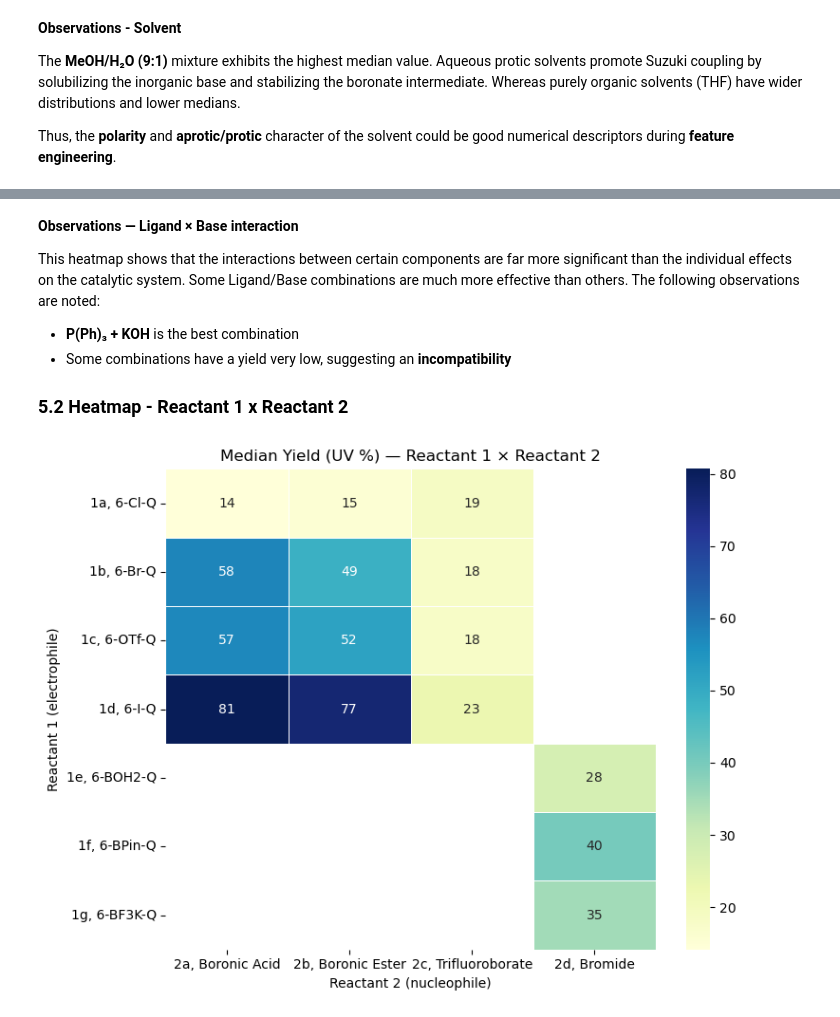
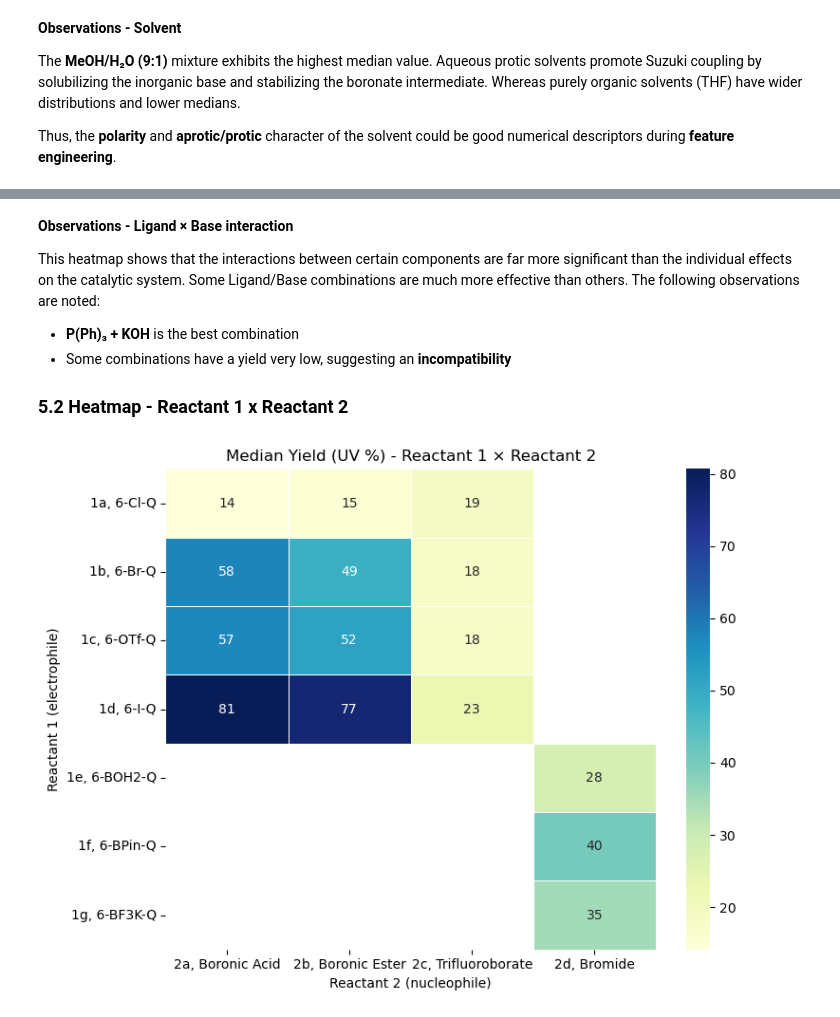
Before and after one commit to meirelesricardo/ai4chem_catalyst_predictor, a Jupyter notebook: notebooks/01_data_exploration.ipynb, the cells around one changed output, grey strips where cells are left out. Cells and saved outputs as stored; diff of their text form; code cells hidden in the pictures.

```diff
--- a/notebooks/01_data_exploration.ipynb
+++ b/notebooks/01_data_exploration.ipynb
@@ -422,5 +422,5 @@ plt.show()
 # %% [markdown]
-**Observations — Ligand × Base interaction**
+**Observations - Ligand × Base interaction**
 
 This heatmap shows that the interactions between certain components are far more significant than the individual effects on the catalytic system. Some Ligand/Base combinations are much more effective than others. The following observations are noted:
 
@@ -431,20 +431,20 @@ This heatmap shows that the interactions between certain components are far more
 # %%
 # Pivot: Reactant 1 × Reactant 2 → median yield
 pivot2 = df.pivot_table(
     index="Reactant_1_Short_Hand",
     columns="Reactant_2_Name",
     values="Product_Yield_PCT_Area_UV",
     aggfunc="median",
 )
 
 # Heatmap of median yields for Reactant 1 × Reactant 2 combinations
 fig, ax = plt.subplots(figsize=(8, 6))
 sns.heatmap(pivot2, annot=True, fmt=".0f", cmap="YlGnBu", linewidths=0.5, ax=ax)
-ax.set_title("Median Yield (UV %) — Reactant 1 × Reactant 2")
+ax.set_title("Median Yield (UV %) - Reactant 1 × Reactant 2")
 ax.set_ylabel("Reactant 1 (electrophile)")
 ax.set_xlabel("Reactant 2 (nucleophile)")
 plt.tight_layout()
 plt.show()
 # %% [output]
-[figure, old version]
+[figure, new version]
 # %% [markdown]
```
Also changed, not shown: parts of 7 cells of this notebook.
